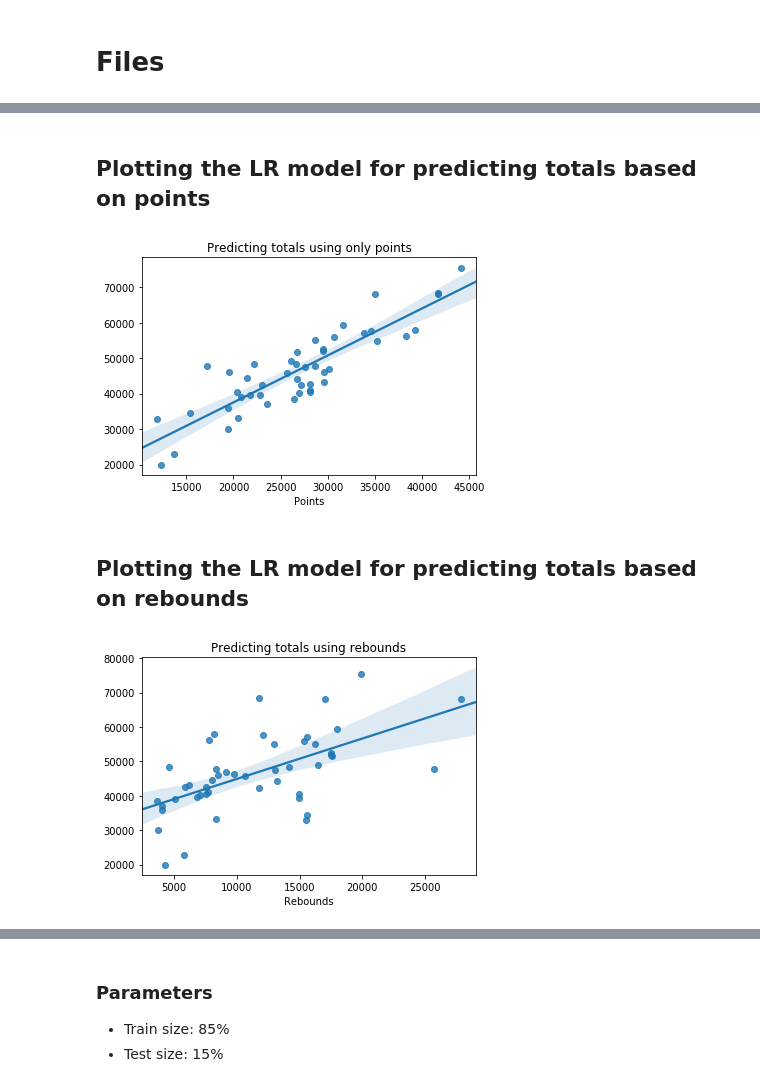
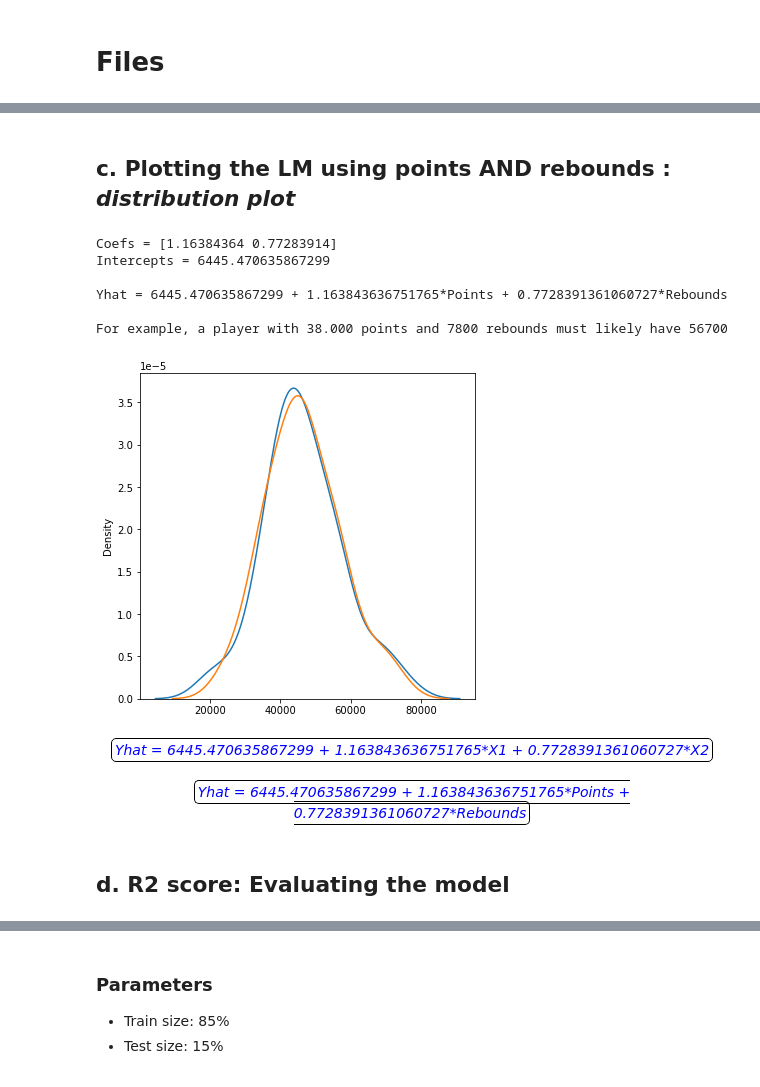
Before and after one commit to Justsecret123/NBA-Players-Stats-analysis, a Jupyter notebook: Prediction model using Points&Rebounds - Linear Regression.ipynb, the cells around one changed output, grey strips where cells are left out. Saved outputs shown, nothing was run; the diff lists cells and outputs as text; code cells hidden in the pictures.

```diff
--- a/Prediction model using Points&Rebounds - Linear Regression.ipynb
+++ b/Prediction model using Points&Rebounds - Linear Regression.ipynb
@@ -75,22 +104,30 @@ array([64191.45894682, 57173.41672054, 73226.02468288, 58605.00864471,
+# %% [markdown]
+<h2> c. Plotting the LM using points AND rebounds : <i> distribution plot </i> </h2>
+# %%
+print(f"Coefs = {lm.coef_} ")
+print(f"Intercepts = {lm.intercept_}")
+print(f"\nYhat = {lm.intercept_} + {lm.coef_[0]}*Points + {lm.coef_[1]}*Rebounds")
+
+print(f"\nFor example, a player with 38.000 points and 7800 rebounds must likely have {round(lm.intercept_+lm.coef_[0]*38000+lm.coef_[1]*7800)}")
+
+plt.figure(figsize=(6,6))
+
+ax1 = sns.kdeplot(Y, )
+ax2 = sns.kdeplot(Yhat, ax=ax1)
+
+
+plt.show()
+# %% [output]
+Coefs = [1.16384364 0.77283914]
+Intercepts = 6445.470635867299
+
+Yhat = 6445.470635867299 + 1.163843636751765*Points + 0.7728391361060727*Rebounds
+
+For example, a player with 38.000 points and 7800 rebounds must likely have 56700
+[figure, added]
+# %% [markdown]
+<center class='alert alert-info'>  <span style="color: blue; border: 1px solid black; padding: 3px; border-radius: 5px;">
+    <i> Yhat = 6445.470635867299  + 1.163843636751765*X1 + 0.7728391361060727*X2 </i> </span> <br> <br>
+    <span style="color: blue; border: 1px solid black; padding: 3px; border-radius: 5px"><i> Yhat = 6445.470635867299  + 1.163843636751765*Points + 0.7728391361060727*Rebounds</i> </span> </center>
 # %% [markdown]
-<h2> Plotting the LR model for predicting totals based on points </h2>
+<h2> d. R2 score: Evaluating the model </h2>
-# %%
-plt.figure()
-plt.title("Predicting totals using only points")
-plt.xlabel("Points and Rebounds")
-plt.ylabel("Totals")
-sns.regplot(x=X["Points"],y=Y,data=regular_season)
-plt.show()
-# %% [output]
-[figure, removed]
-# %% [markdown]
-<h2> Plotting the LR model for predicting totals based on rebounds </h2>
-# %%
-plt.figure()
-plt.title("Predicting totals using rebounds")
-plt.xlabel("Points and Rebounds")
-plt.ylabel("Totals")
-sns.regplot(x=X["Rebounds"],y=Y,data=regular_season)
-plt.show()
-# %% [output]
-[figure, removed]
```
Also changed, not shown: parts of 49 cells of this notebook.
